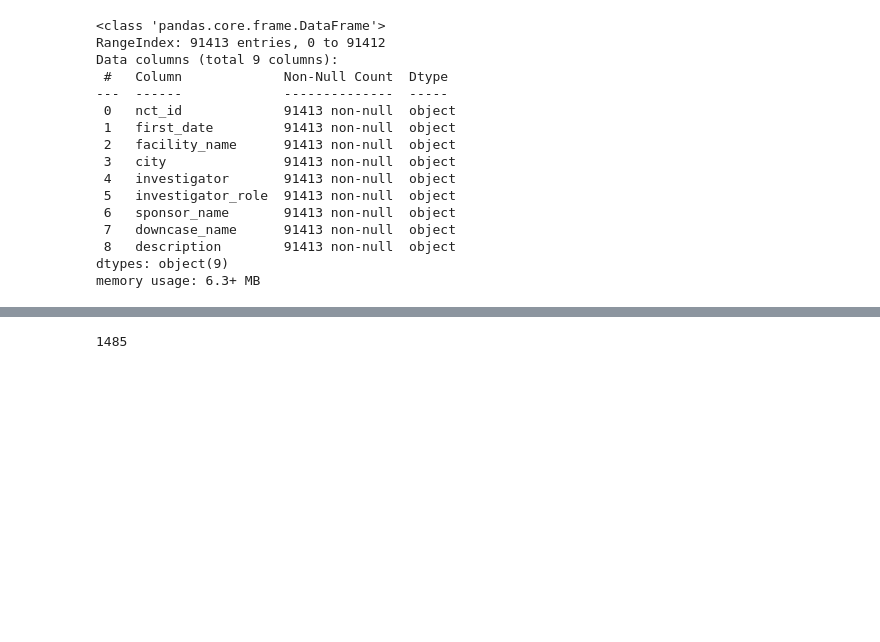
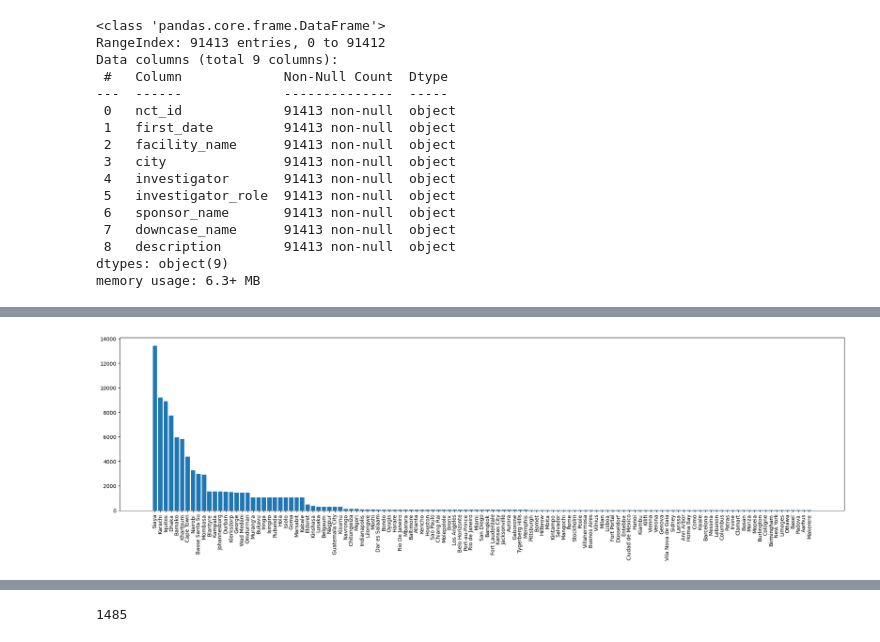
Before and after one commit to Dr-andai/sites-and-cities, a Jupyter notebook: naive.ipynb, the cells around one changed output, grey strips where cells are left out. Saved outputs shown, nothing was run; the diff lists cells and outputs as text; code cells hidden in the pictures; blank space fills up the shorter version.

Commit message:
Analysis on sites in Siaya

```diff
--- a/naive.ipynb
+++ b/naive.ipynb
@@ -51,3 +50,13 @@ Data columns (total 9 columns):
  8   description        91413 non-null  object
 dtypes: object(9)
 memory usage: 6.3+ MB
+# %%
+# Look into the cities/sites where the studies were carried in
+# Group by the cities in the city column
+grouped_cities = data.groupby('city').size().reset_index(name='Count')
+
+# sort data
+grouped_cities = grouped_cities.sort_values(by='Count',ascending=False)
+
+
+print(grouped_cities)
@@ -53,0 +78,8 @@ memory usage: 6.3+ MB
+# %%
+# Visualize city distribtuions
+plt.figure(figsize=(25,6))
+plt.bar(grouped_cities['city'],grouped_cities['Count'])
+plt.xticks(rotation=90)
+plt.show()
+# %% [output]
+[figure, added]
```
Also changed, not shown: parts of 36 cells of this notebook, 1 other file.
